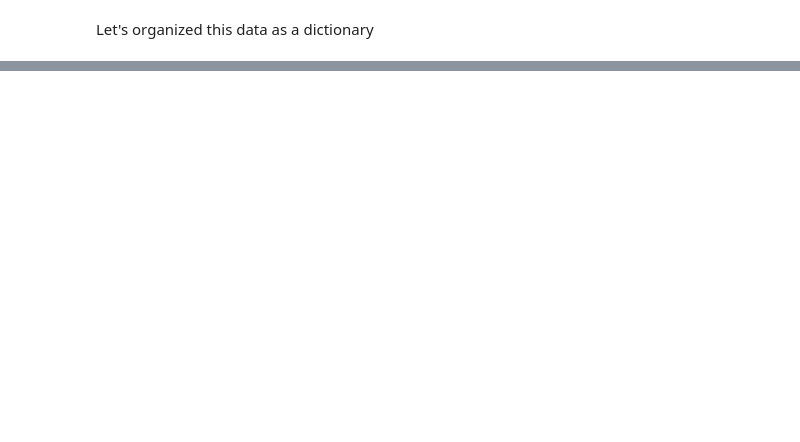
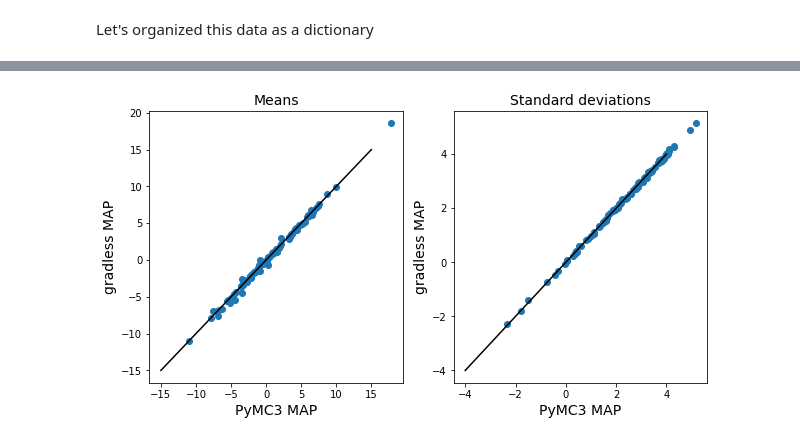
Before and after one commit to LaptopBiologist/gradless, a Jupyter notebook: index.ipynb, the cells around one changed output, grey strips where cells are left out. Cells and saved outputs as stored; diff of their text form; code cells hidden in the pictures; blank space fills up the shorter version.

```diff
--- a/index.ipynb
+++ b/index.ipynb
@@ -766,0 +321,18 @@ Okay, now let's try this again with the noisy likelihood
+# %%
+#hide_inputs
+theta_hist=numpy.array(opt.theta_hist)
+pyplot.figure(figsize=(10,5))
+pyplot.subplot(121)
+pyplot.title('Means', size=14)
+pyplot.scatter(theta_hist[-1,::2], (mean_mu))
+pyplot.plot([-15,15],[-15,15], color='black')
+pyplot.xlabel('PyMC3 MAP', size=14)
+pyplot.ylabel('gradless MAP', size=14)
+pyplot.subplot(122)
+pyplot.title('Standard deviations', size=14)
+pyplot.scatter(theta_hist[-1,1::2], (sd_mu))
+pyplot.plot([-4,4],[-4,4], color='black')
+pyplot.xlabel('PyMC3 MAP', size=14)
+txt=pyplot.ylabel('gradless MAP', size=14)
+# %% [output]
+[figure, added]
```
Also changed, not shown: parts of 154 cells of this notebook, 30 other files.
